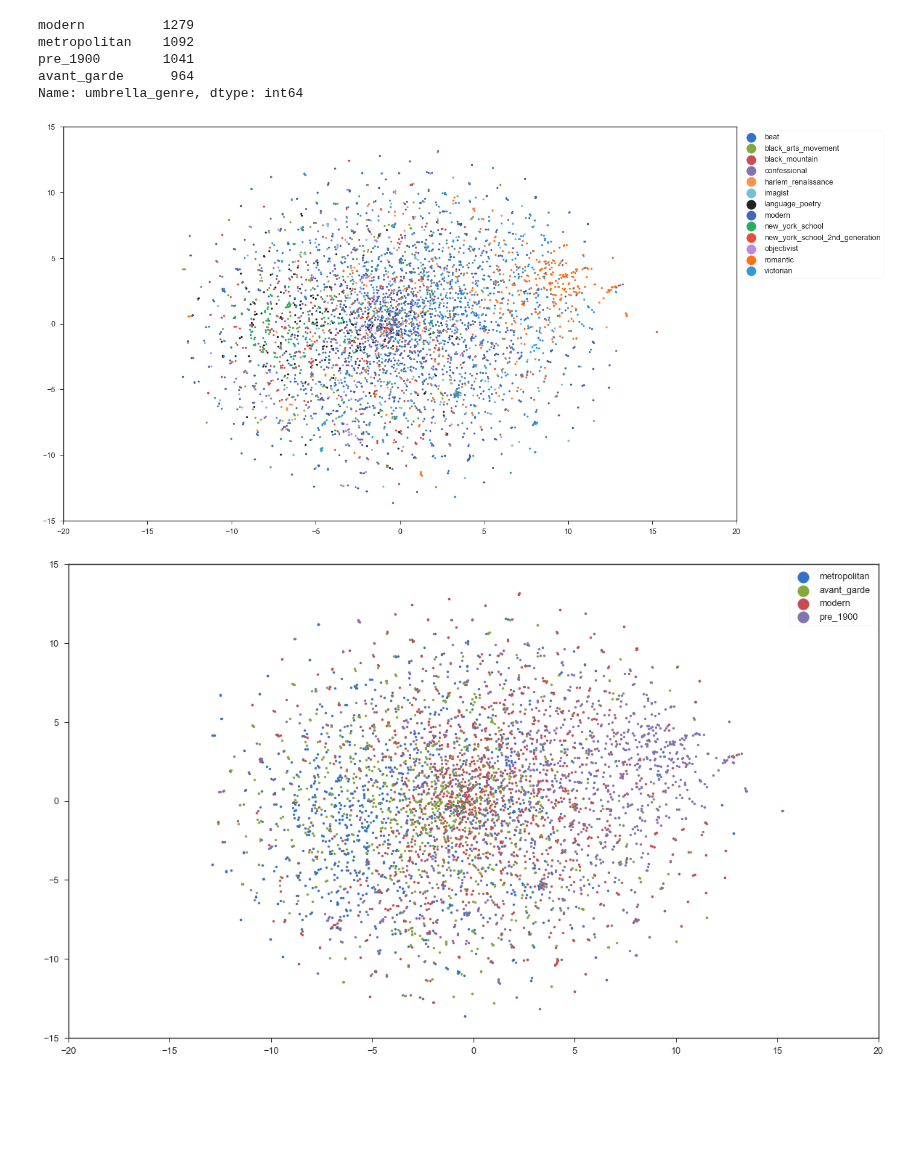
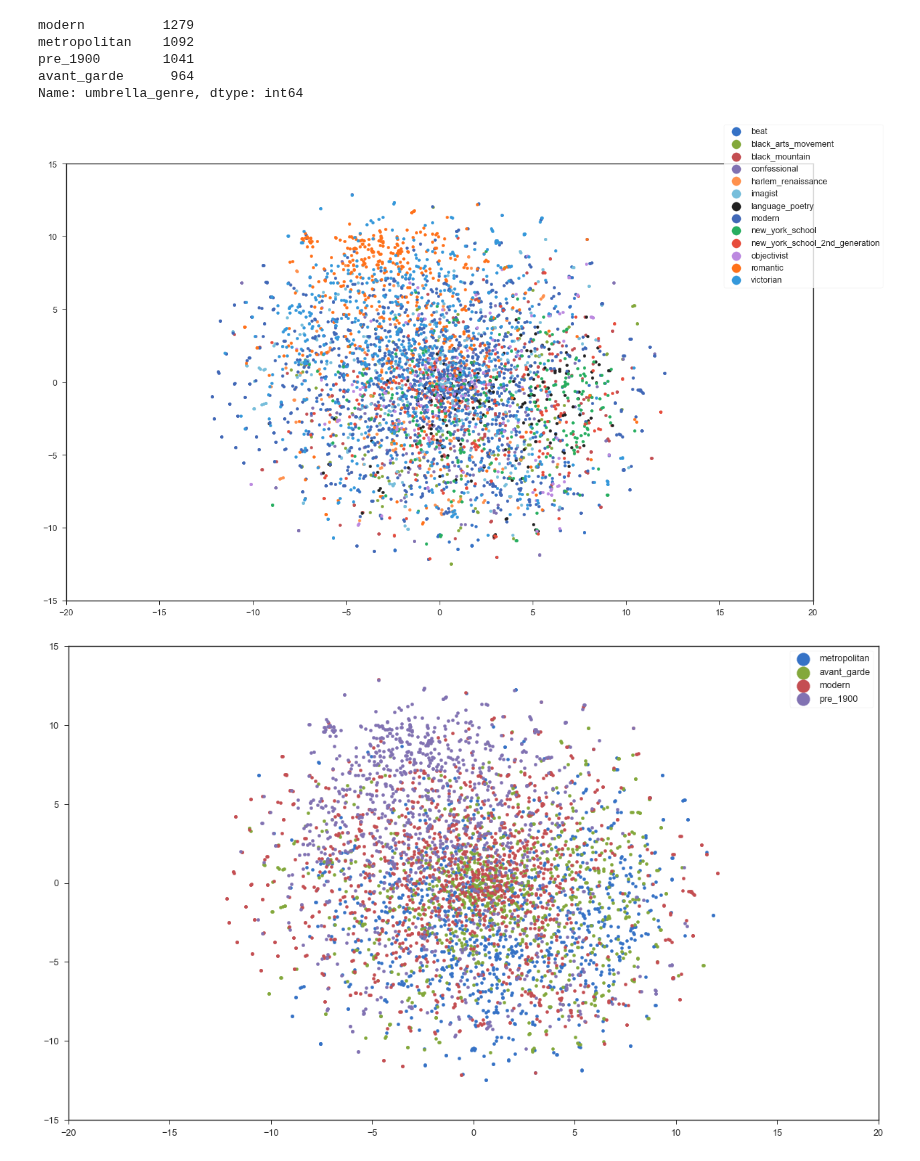
Before and after one commit to p-szymo/poetry_genre_classifier, a Jupyter notebook: 05_recommendation_system.ipynb, the cells around one changed output. Cells and saved outputs as stored; diff of their text form; code cells hidden in the pictures; blank space fills up the shorter version.

```diff
--- a/05_recommendation_system.ipynb
+++ b/05_recommendation_system.ipynb
@@ -184,13 +212,8 @@ X = model[doc_tags]
 # Fit and transform a t-SNE object with the vector data for dimensionality reduction
 tsne = TSNE(n_components=2,
             perplexity=50,
-            learning_rate=200,
+            learning_rate=10,
             n_iter=5000,
             n_jobs=-1, random_state=42)
 X_tsne = tsne.fit_transform(X)
 df_tsne = pd.DataFrame(X_tsne, index=doc_tags, columns=['x', 'y'])
-# create a scatterplot of the resulting 2-dimensional data
-plt.figure(figsize=(20,12))
-plt.scatter(df_tsne['x'], df_tsne['y'], s=5)
-plt.xlim((-20,20))
-plt.ylim((-15,15));
@@ -235,16 +269,16 @@ Name: umbrella_genre, dtype: int64
 # %%
 genres = df['genre'].unique()
 # iterates through every unique beer style and plots with color
 fig = plt.figure(figsize=(20,12))
 ax = plt.subplot(111)
 for genre in genres:
     genre_subset = make_tsne_subset(df_tsne, df, 'genre', genre)
-    plt.scatter(genre_subset['x'], genre_subset['y'], s=10)
-ax.legend(genres, bbox_to_anchor=(1,1), markerscale=5)
+    plt.scatter(genre_subset['x'], genre_subset['y'], s=20)
+ax.legend(genres, bbox_to_anchor=(1.1,1.1), markerscale=3)
 ax.set_xlim((-20,20))
 ax.set_ylim((-15,15));
 # %% [output]
-[figure, old version]
+[figure, new version]
 # %%
 genres = df['umbrella_genre'].unique()
 # iterates through every unique beer style and plots with color
@@ -252,9 +286,9 @@ fig = plt.figure(figsize=(20,12))
 ax = plt.subplot(111)
 for genre in genres:
     genre_subset = make_tsne_subset(df_tsne, df, 'umbrella_genre', genre)
-    plt.scatter(genre_subset['x'], genre_subset['y'], s=10)
-ax.legend(genres, bbox_to_anchor=(1,1), markerscale=5)
+    plt.scatter(genre_subset['x'], genre_subset['y'], s=20)
+ax.legend(genres, bbox_to_anchor=(1,1), markerscale=4)
 ax.set_xlim((-20,20))
 ax.set_ylim((-15,15));
 # %% [output]
-[figure, old version]
+[figure, new version]
```
Also changed, not shown: parts of 8 cells of this notebook, 3 other files.
